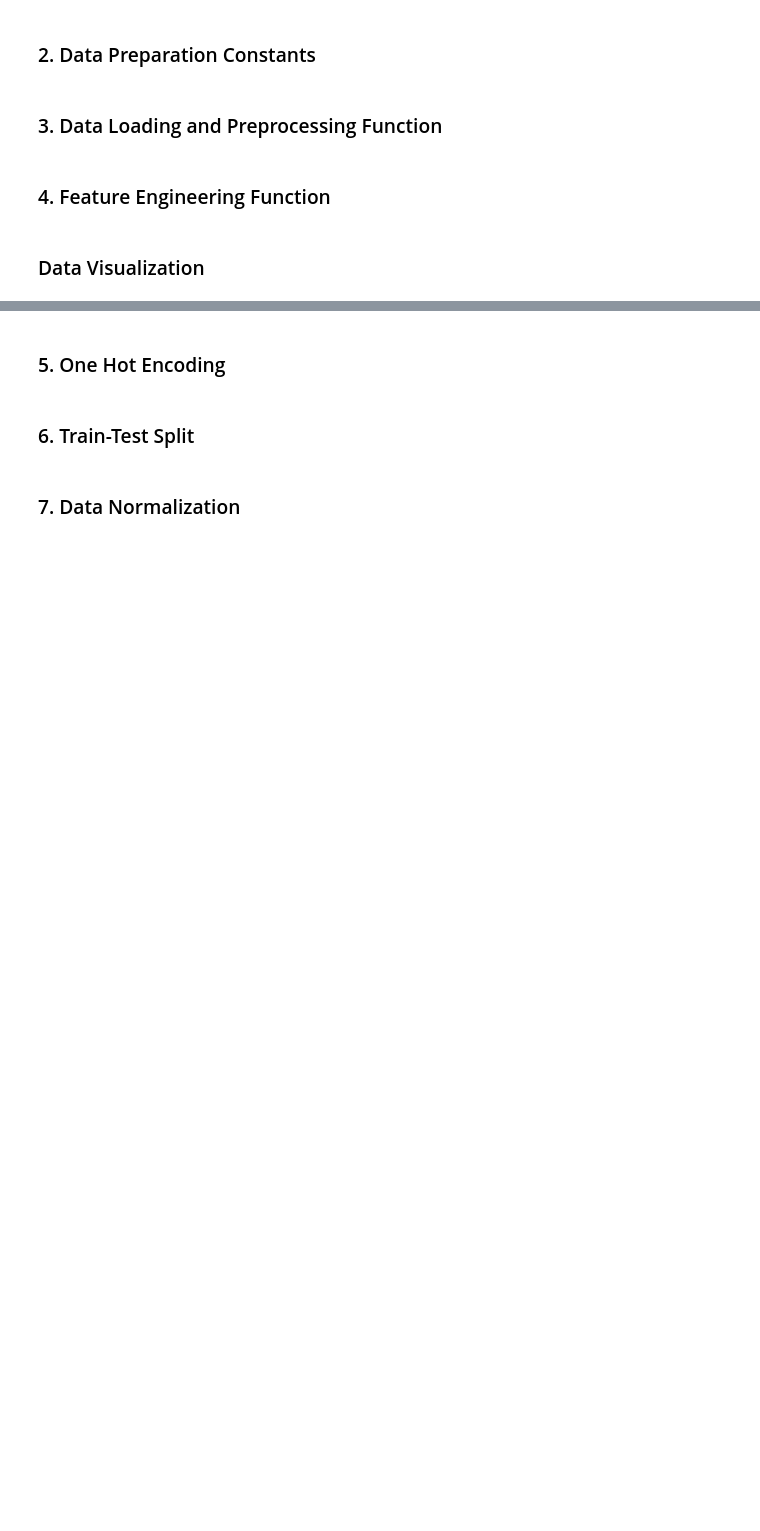
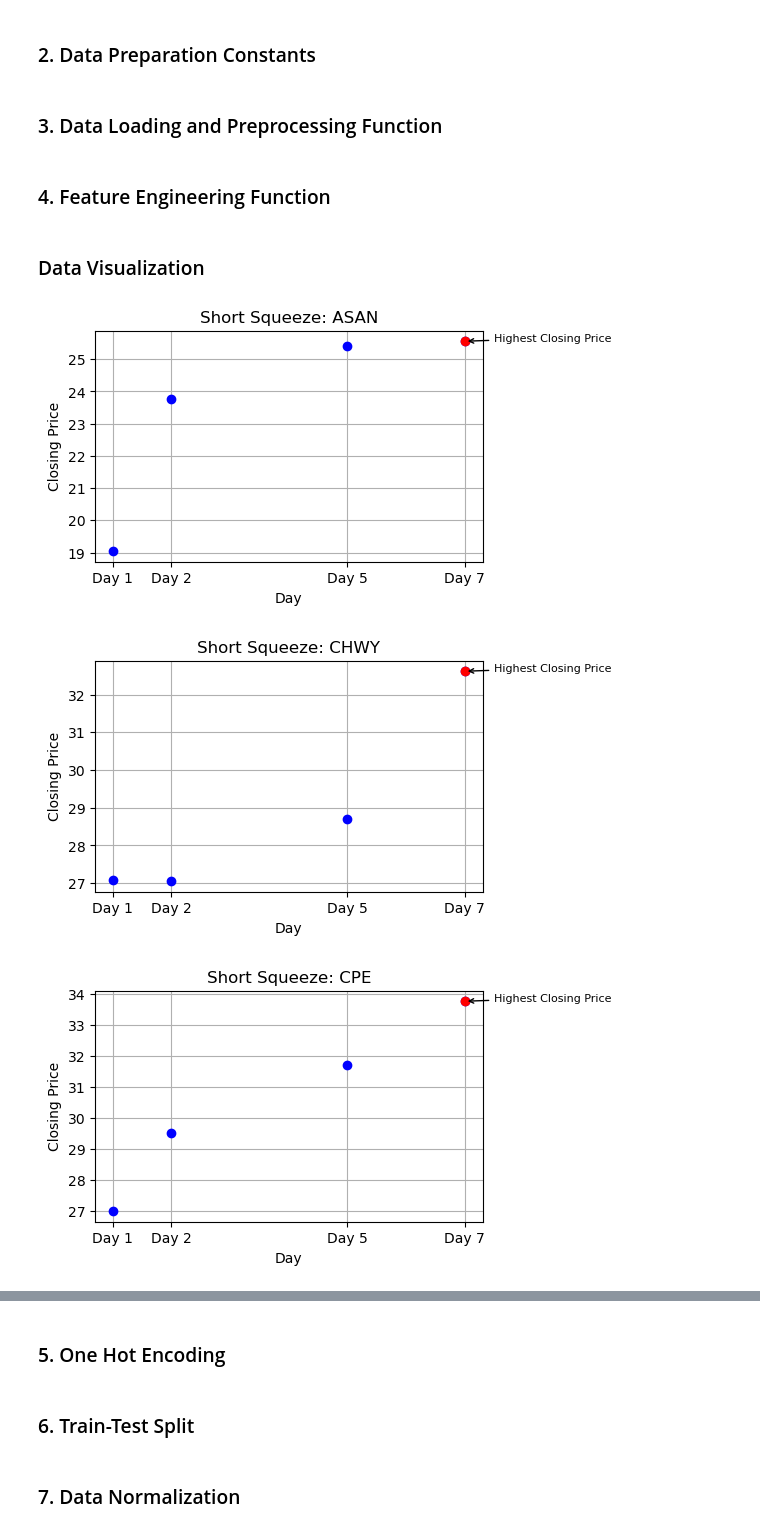
Before and after one commit to regulolanz/Pedro-Short-Squeeze-Predictor, a Jupyter notebook: Pedro.ipynb, the cells around one changed output, grey strips where cells are left out. Drawn from its saved outputs; the diff is of its cells as text; code cells hidden in the pictures; blank space fills up the shorter version.

Commit message:
graphs finalize, saved in new Images folder

```diff
--- a/Pedro.ipynb
+++ b/Pedro.ipynb
@@ -145,26 +145,31 @@ merged_df = feature_engineering(short_df, insider_df)
 # %%
 # Visualizing Short Squeeze
 short_squeeze_df = merged_df[merged_df['Short Squeeze'] == 1]
-for idx, row in short_squeeze_df.iterrows():
-    symbol = row['Symbol']
-    data = merged_df.loc[idx]
+grouped_df = short_squeeze_df.groupby('Symbol')
+for symbol, data in grouped_df:
     data = data.sort_values('Date')
     plt.figure(figsize=(5, 3))
     days_to_plot = DESIRED_DAYS
     closing_prices = [data[f'Close Price Day {day}'].iloc[-1] for day in days_to_plot]
     plt.plot(days_to_plot, closing_prices, 'o', color='blue')
     highest_closing_price = max(closing_prices)
     highest_closing_price_day = days_to_plot[closing_prices.index(highest_closing_price)]
     plt.plot(highest_closing_price_day, highest_closing_price, 'ro')
     plt.annotate('Highest Closing Price',
                  xy=(highest_closing_price_day, highest_closing_price),
                  xytext=(highest_closing_price_day + 0.5, highest_closing_price),
                  arrowprops=dict(facecolor='black', arrowstyle='->'),
                  fontsize=8,
                  ha='left')
     plt.xlabel('Day')
     plt.ylabel('Closing Price')
     plt.title(f'Short Squeeze: {symbol}')
     plt.xticks(days_to_plot, [f'Day {day}' for day in days_to_plot])
     plt.grid(True)
+    filename = f"Images/{symbol}_close_short_squeeze_plot.png"
+    plt.savefig(filename)
     plt.show()
+# %% [output]
+[figure, added]
+[figure, added]
+[figure, added]
```
Also changed, not shown: parts of 3 cells of this notebook, 22 other files.
